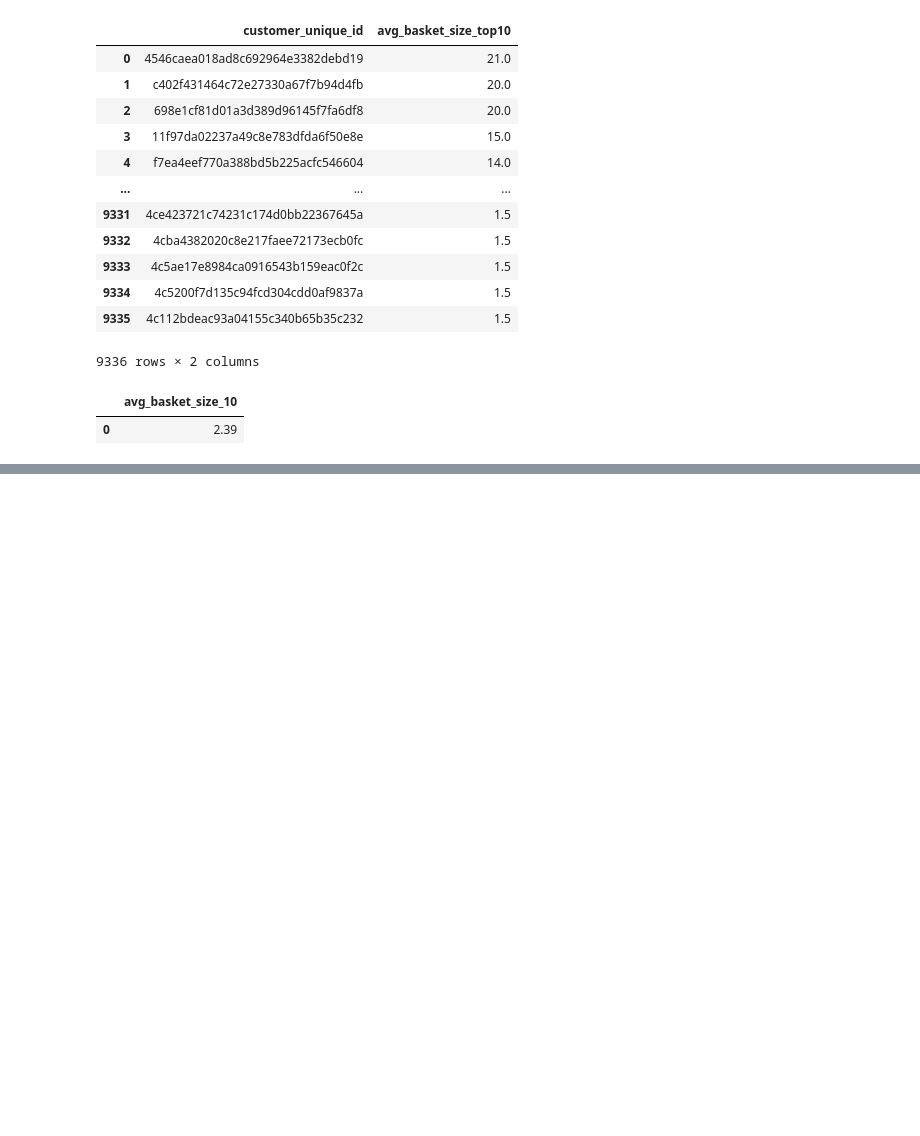
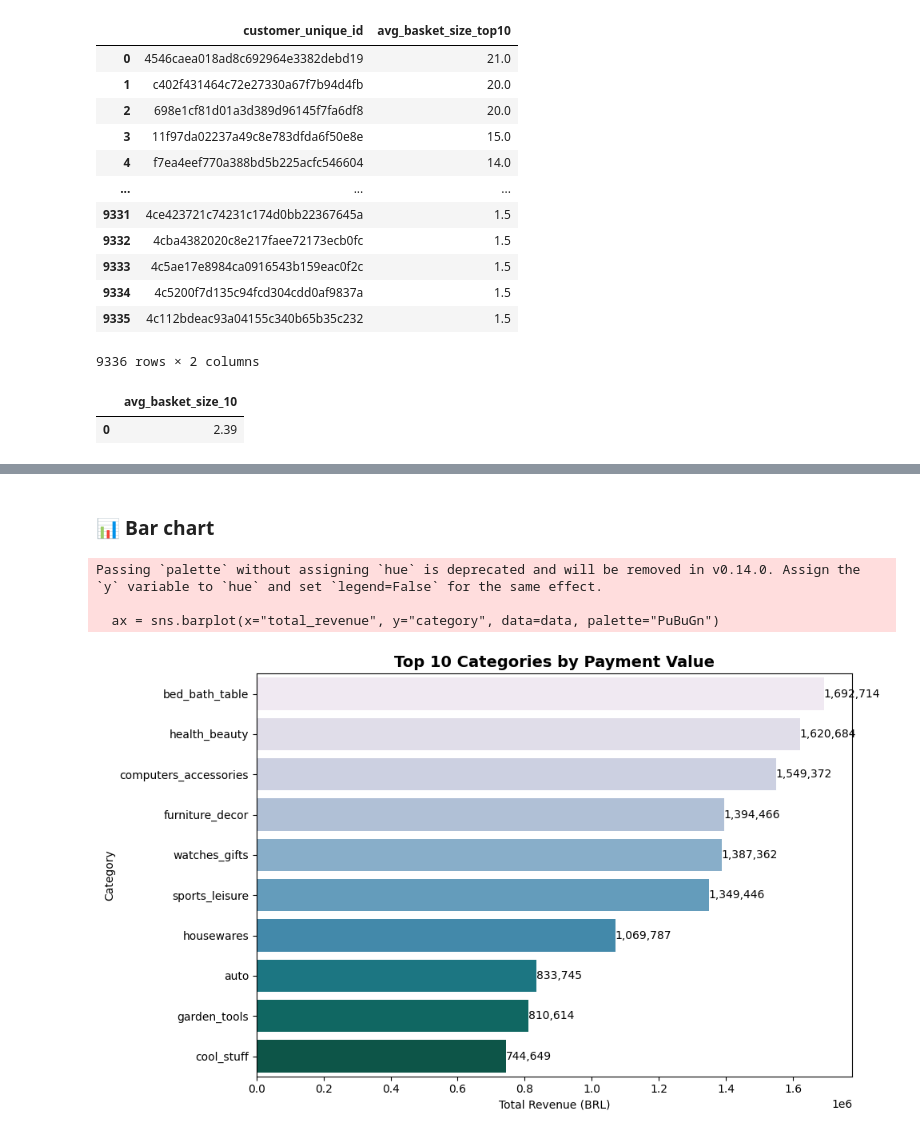
Before and after one commit to rachel-kim2255/SQL_customer_behavior_analysis, a Jupyter notebook: e_commerce_olist_rachel.ipynb, the cells around one changed output, grey strips where cells are left out. Saved outputs shown, nothing was run; the diff lists cells and outputs as text; code cells hidden in the pictures; blank space fills up the shorter version.

```diff
--- a/e_commerce_olist_rachel.ipynb
+++ b/e_commerce_olist_rachel.ipynb
@@ -709,0 +1059,19 @@ basket
+# %%
+query = '''
+SELECT  t.product_category_name_english AS category,
+        ROUND(SUM(op.payment_value), 2) AS total_revenue,
+        COUNT(DISTINCT o.order_id) as num_orders,
+        COUNT(DISTINCT c.customer_unique_id) as num_customers
+FROM    orders as o join order_items as i ON o.order_id = i.order_id
+        JOIN products as p ON i.product_id = p.product_id
+        JOIN product_category_name_translation as t ON p.product_category_name = t.product_category_name
+        JOIN order_payments as op ON o.order_id = op.order_id
+        JOIN customers as c ON o.customer_id = c.customer_id
+WHERE   o.order_status = 'delivered'
+GROUP BY category
+ORDER BY total_revenue DESC
+LIMIT 10;
+'''
+
+category_revenue=pd.read_sql_query(query, conn)
+category_revenue
@@ -709,0 +1090,24 @@ basket
+# %% [markdown]
+### **📊 Bar chart**
+# %%
+import seaborn as sns
+import matplotlib.pyplot as plt
+
+data = category_revenue.sort_values(by='total_revenue', ascending=False)
+
+plt.figure(figsize=(10,6))
+ax = sns.barplot(x="total_revenue", y="category", data=data, palette="PuBuGn")
+
+for i, v in enumerate(data['total_revenue']):
+    ax.text(v, i, f"{int(v):,}", va='center', fontsize=10)
+
+plt.title("Top 10 Categories by Payment Value", fontsize=14, fontweight='bold')
+plt.xlabel("Total Revenue (BRL)")
+plt.ylabel("Category")
+plt.tight_layout()
+plt.show()
+# %% [output]
+Passing `palette` without assigning `hue` is deprecated and will be removed in v0.14.0. Assign the `y` variable to `hue` and set `legend=False` for the same effect.
+
+  ax = sns.barplot(x="total_revenue", y="category", data=data, palette="PuBuGn")
+[figure, added]
```
Also changed, not shown: parts of 48 cells of this notebook.
